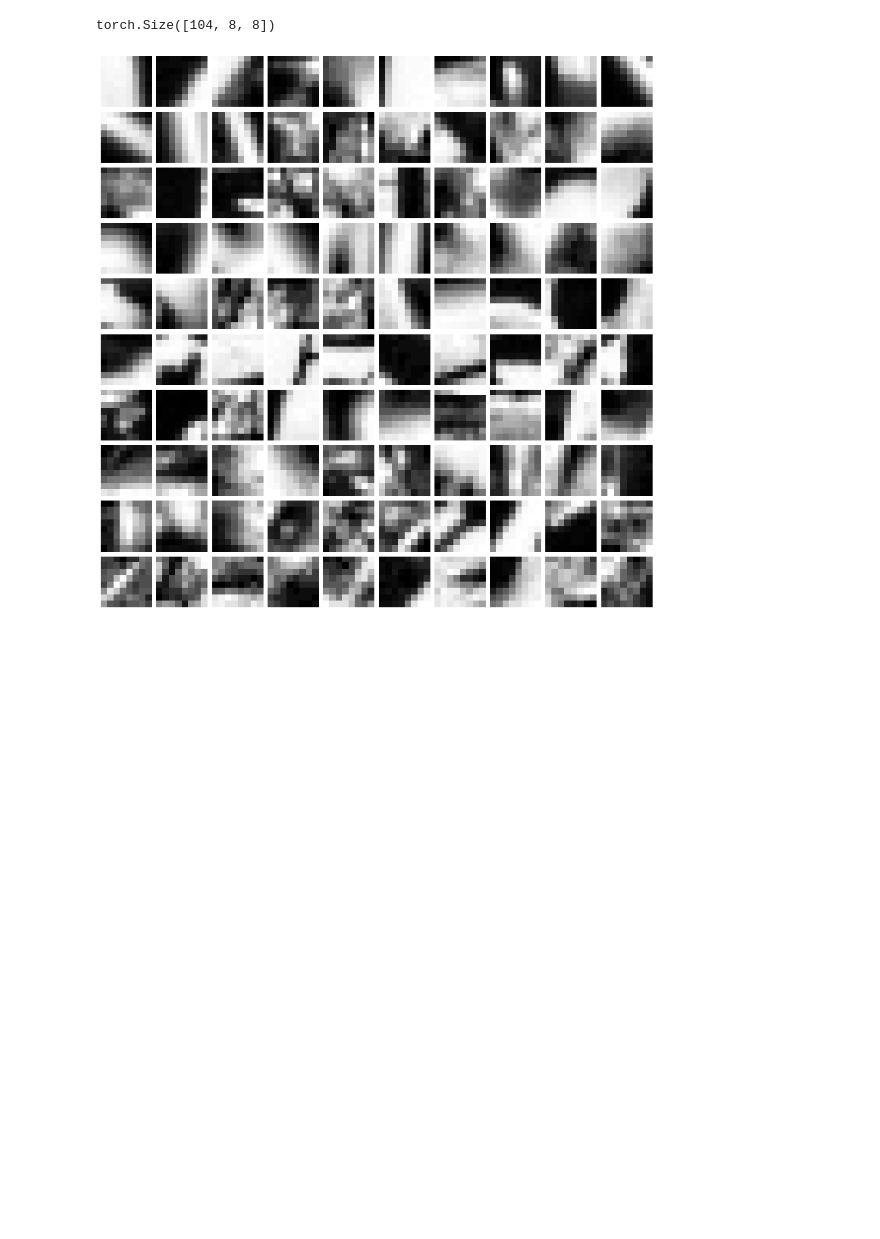
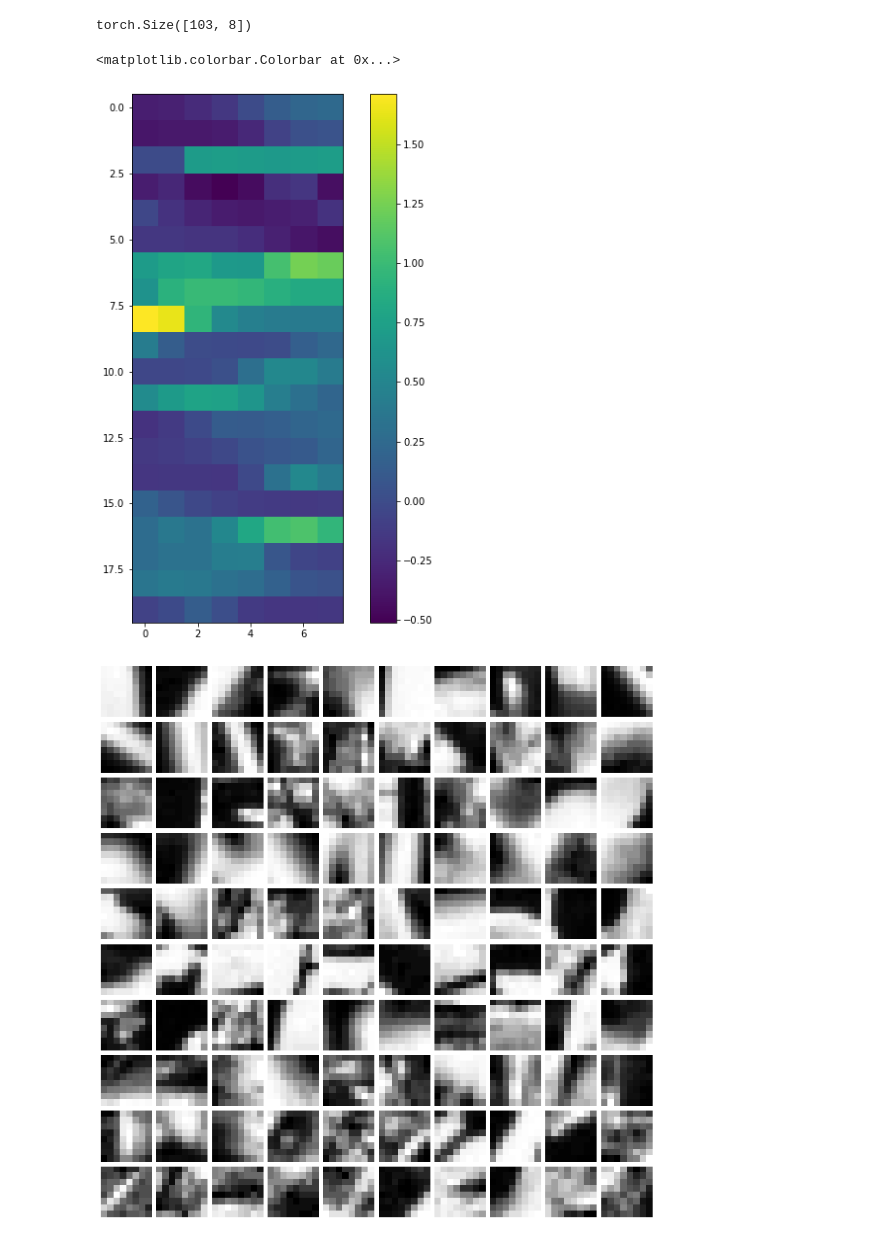
Before and after one commit to sophiaas/transform-datasets, a Jupyter notebook: notebooks/van-hateren.ipynb, the cells around one changed output. Saved outputs shown, nothing was run; the diff lists cells and outputs as text; code cells hidden in the pictures; blank space fills up the shorter version.

```diff
--- a/notebooks/van-hateren.ipynb
+++ b/notebooks/van-hateren.ipynb
@@ -11,9 +11,21 @@ from transform_datasets.patterns.natural import VanHateren
 # %%
 pattern = VanHateren(path="/home/sanborn/datasets/van-hateren/", min_contrast=0.1, patches_per_image=3, patch_size=8)
+# %%
+pattern2 = VanHaterenSlices(path="/home/sanborn/datasets/van-hateren/",
+                     min_contrast=0.1,
+                     patches_per_image=3,
+                     patch_size=8)
 # %%
-pattern.data.shape
+pattern2.data.shape
 # %% [output]
-torch.Size([104, 8, 8])
+torch.Size([103, 8])
+# %%
+plt.figure(figsize=(10, 10))
+plt.imshow(pattern2.data[:20], cmap="Greys_r")
+plt.colorbar()
+# %% [output]
+<matplotlib.colorbar.Colorbar at 0x...>
+[figure, added]
 # %%
 svis.image_grid(pattern.data[:100], shape=(10, 10), figsize=(15, 15), cmap="Greys_r", share_range=False)
 # %% [output]
```
Also changed, not shown: parts of 1 cell of this notebook, 1 other file.
